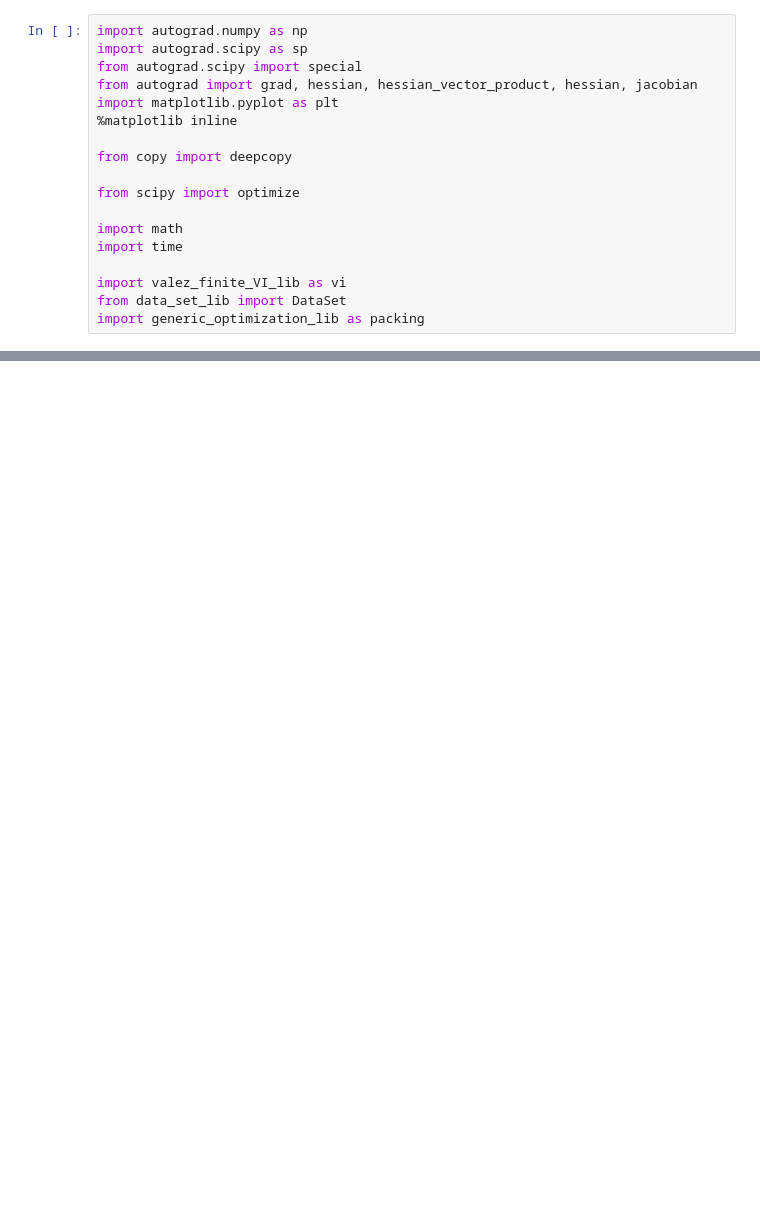
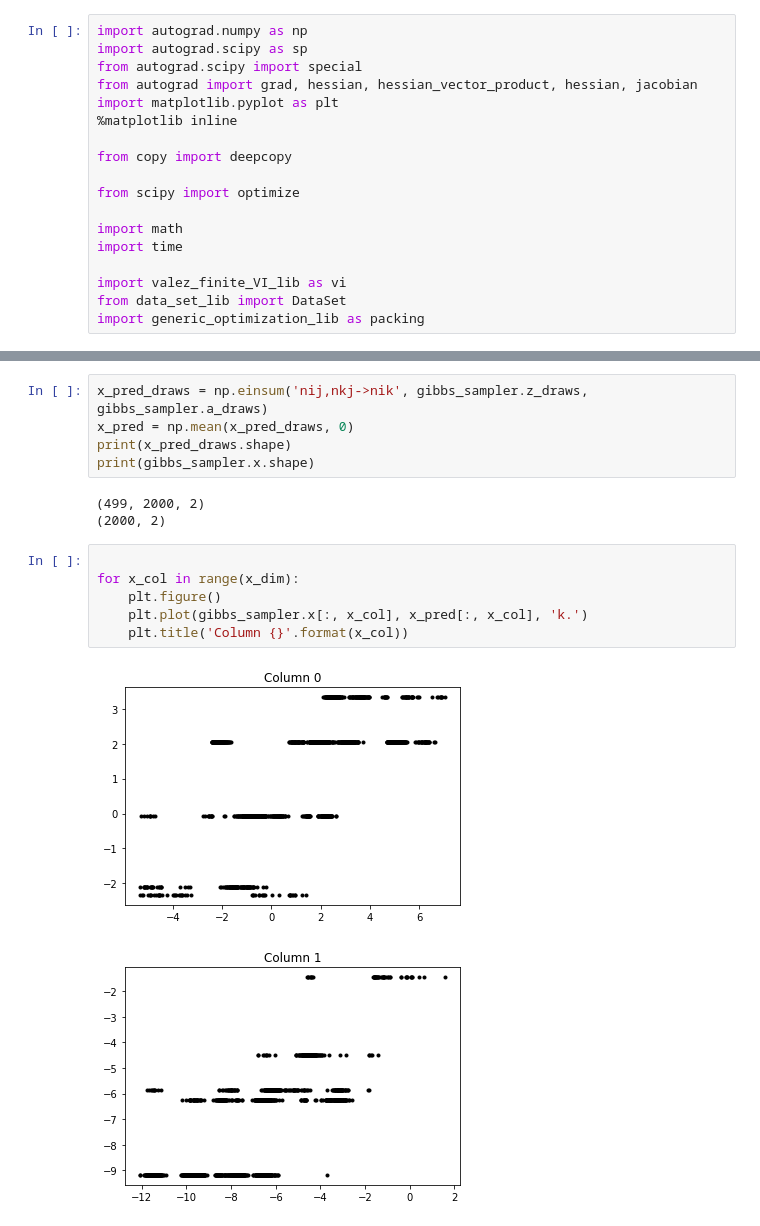
Before and after one commit to Runjing-Liu120/Variational_BNP_robustness, a Jupyter notebook: finite_approx/GibbsSampling.ipynb, the cells around one changed output, grey strips where cells are left out. Cells and saved outputs as stored; diff of their text form; blank space fills up the shorter version.

```diff
--- a/finite_approx/GibbsSampling.ipynb
+++ b/finite_approx/GibbsSampling.ipynb
@@ -144,0 +191,17 @@ for n in range(num_gibbs_draws):
+# %%
+x_pred_draws = np.einsum('nij,nkj->nik', gibbs_sampler.z_draws, gibbs_sampler.a_draws)
+x_pred = np.mean(x_pred_draws, 0)
+print(x_pred_draws.shape)
+print(gibbs_sampler.x.shape)
+# %% [output]
+(499, 2000, 2)
+(2000, 2)
+# %%
+
+for x_col in range(x_dim):
+    plt.figure()
+    plt.plot(gibbs_sampler.x[:, x_col], x_pred[:, x_col], 'k.')
+    plt.title('Column {}'.format(x_col))
+# %% [output]
+[figure, added]
+[figure, added]
```
Also changed, not shown: parts of 8 cells of this notebook.
